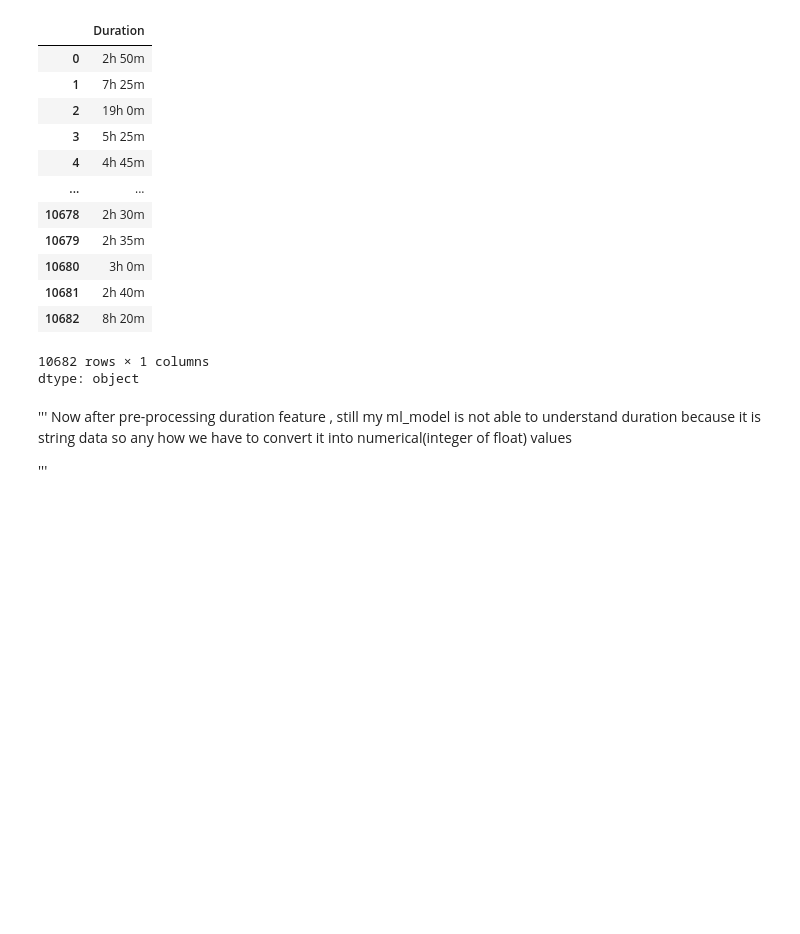
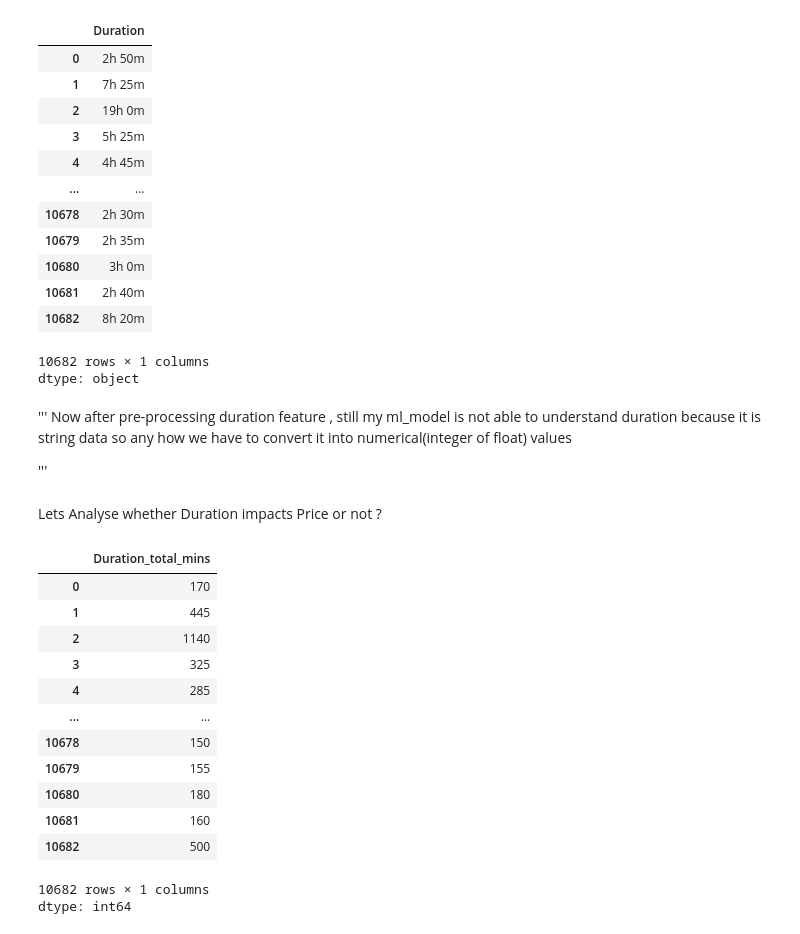
Before and after one commit to amantha6/flight-fare-detection, a Jupyter notebook: flight_prediction.ipynb, the cells around one changed output. Cells and saved outputs as stored; diff of their text form; code cells hidden in the pictures; blank space fills up the shorter version.

```diff
--- a/flight_prediction.ipynb
+++ b/flight_prediction.ipynb
@@ -300,3 +300,5 @@ data['Duration_mins'] = data['Duration'].apply(lambda x : int(x.split(' ')[1][0:
 pd.to_timedelta(data["Duration"]).dt.components.hours
 data["Duration_hour"] = pd.to_timedelta(data["Duration"]).dt.components.hours
 data["Duration_minute"] = pd.to_timedelta(data["Duration"]).dt.components.minutes
+# %% [markdown]
+Lets Analyse whether Duration impacts Price or not ?
@@ -302,0 +307,17 @@ data["Duration_minute"] = pd.to_timedelta(data["Duration"]).dt.components.minute
+# %%
+data['Duration_total_mins']
+# %% [output]
+|  | Duration_total_mins |
+| 0 | 170 |
+| 1 | 445 |
+| 2 | 1140 |
+| 3 | 325 |
+| 4 | 285 |
+| ... | ... |
+| 10678 | 150 |
+| 10679 | 155 |
+| 10680 | 180 |
+| 10681 | 160 |
+| 10682 | 500 |
+10682 rows × 1 columns
+dtype: int64
```
Also changed, not shown: parts of 6 cells of this notebook.
